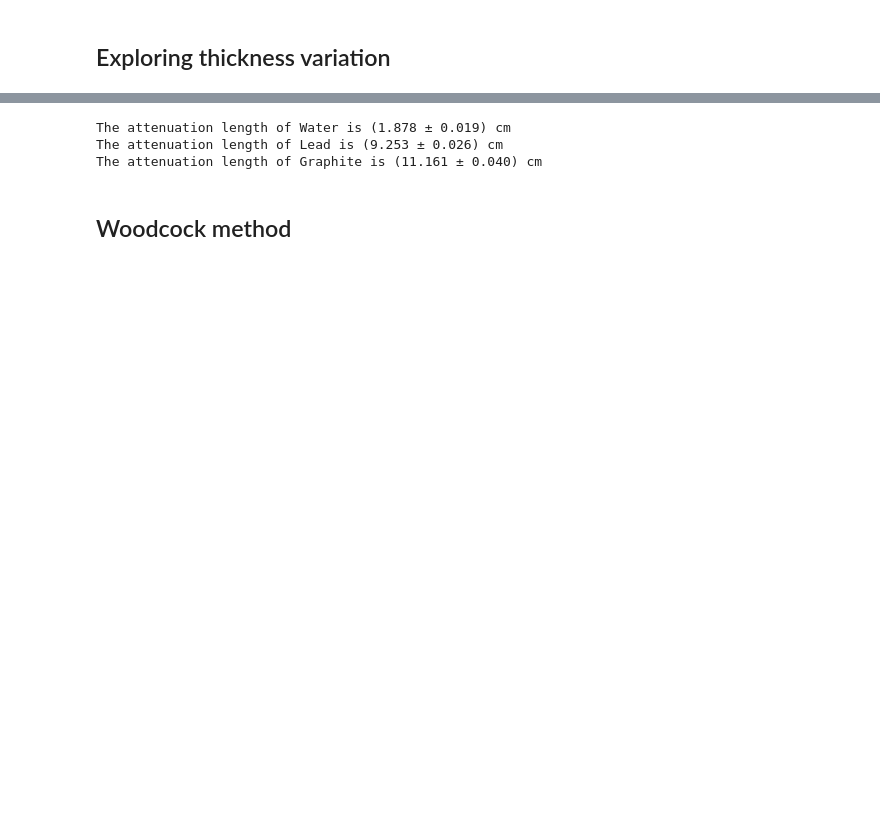
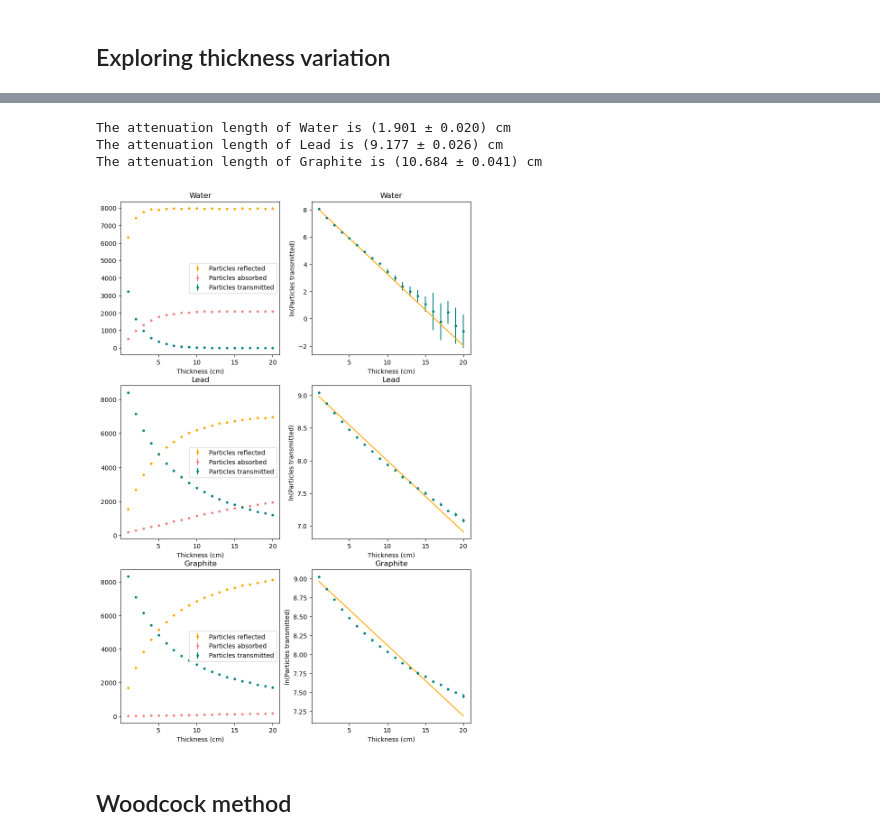
Before and after one commit to ellabeck03/Exploring_Monte_Carlo_Methods, a Jupyter notebook: project3_10841151.ipynb, the cells around one changed output, grey strips where cells are left out. Cells and saved outputs as stored; diff of their text form; code cells hidden in the pictures; blank space fills up the shorter version.

```diff
--- a/project3_10841151.ipynb
+++ b/project3_10841151.ipynb
@@ -548,6 +861,9 @@ Wall time: 897 ms
 # %% [markdown]
 ## Exploring thickness variation
 # %%
+%matplotlib inline
+
+#creating figures
 fig = plt.figure(figsize = [10,15])
 water_thickness_graph = fig.add_subplot(321)
 water_thickness_loggraph = fig.add_subplot(322)
@@ -556,9 +872,33 @@ lead_thickness_loggraph = fig.add_subplot(324)
 graphite_thickness_graph = fig.add_subplot(325)
 graphite_thickness_loggraph = fig.add_subplot(326)
 
+#creating an array of thicknesses
 thicknesses_array = np.linspace(1, 20, 20)
 
 def varying_thickness(number_of_runs, number_of_particles, mean_free_path, absorption_probability):
+    """
+    Uses the 'many_random_walk_statistics()' function to find the mean number of neutrons reflected, absorbed, and transmitted
+    through a range of thicknesses of a given material, and the associated error on these values. The range of thicknesses is
+    given by the global variable 'thicknesses_array'.
+
+    Parameters
+    ----------
+    number_of_runs : int
+        Represents the number of times the random walks should be generated.
+    number_of_particles: int
+        Represents the number of random walks to be generated.
+    mean_free_path : float
+        Represents the mean free path of the given material.
+    absorption_probability : float
+        Represents the probability that the particle will be absorbed, upon contact with a molecule of the given material.
+
+    Returns
+    -------
+    stats :  array
+        An array of values displaying: the mean number of particles reflected, the error on the particles reflected, the mean
+        number of particles absorbed, the error on the particles absorbed, the mean number of particles transmitted, and the
+        error on the particles transmitted. Shows these values for every given thickness in 'thicknesses_array'.
+    """
 
     stats = np.zeros((len(thicknesses_array), 6))
 
@@ -568,14 +908,42 @@ def varying_thickness(number_of_runs, number_of_particles, mean_free_path, absor
 
     return stats
 
-def linear_function(x, m, c):
-    y = (m * x) + c
-    return y
+def plotting_results(material_name, plot_names, number_of_runs, number_of_particles, mean_free_path, absorption_probability):
+    """
+    Finds the mean number of particles reflected, the error on the particles reflected, the mean number of particles absorbed,
+    the error on the particles absorbed, the mean number of particles transmitted, and the error on the particles transmitted
+    from the 'varying_thickness()' function. Plots the variation of these values with thickness. Performs a linear fit of
+    ln(mean number of particles transmitted) with thickness, and plots the corresponding line of best fit as well. Finds the
+    attenuation length of the material (as well as its corresponding error) from the gradient of the line of best fit, and
+    prints this result.
 
-def plotting_results(material_name, plot_names, number_of_runs, number_of_particles, mean_free_path, absorption_probability):
+    Parameters
+    ----------
+    material_name : string
+        The name of the material from which the slab is made.
+    plot_names : array
+        An array of the subplots for which the data should be plotted.
+    number_of_runs : int
+        Represents the number of times the random walks should be generated.
+    number_of_particles: int
+        Represents the number of random walks to be generated.
+    mean_free_path : float
+        Represents the mean free path of the given material.
+    absorption_probability : float
+        Represents the probability that the particle will be absorbed, upon contact with a molecule of the given material.
 
+    Returns
+    -------
+    fit :  array
+        An array of values showing the gradient and intercept of the line of best fit.
+    cov : array
+        The covariance matrix of the line of best fit. The top left value in the matrix is the variance of the gradient, and
+        the bottom right value is the variance of the standard deviation.
+    """
+    #generating data from 'varying_thickness()' function
     stats = varying_thickness(number_of_runs, number_of_particles, mean_free_path, absorption_probability)
 
+    #plotting the variation of each output of 'stats' with the thickness of the slab
     plot_names[0].errorbar(thicknesses_array, stats[:, 0], stats[:, 1], fmt = '.', label = 'Particles reflected',
                            color = 'orange')
     plot_names[0].errorbar(thicknesses_array, stats[:, 2], stats[:, 3], fmt = '.', label = 'Particles absorbed',
@@ -586,14 +954,17 @@ def plotting_results(material_name, plot_names, number_of_runs, number_of_partic
     plot_names[0].set_xlabel('Thickness (cm)')
     plot_names[0].legend()
 
+    #finding the line of best fit of ln(mean_transmitted) against thickness
     fit, cov = np.polyfit(thicknesses_array, np.log(stats[:, 4]), 1, w = (1 / stats[:, 5]), cov = True)
 
-    plot_names[1].errorbar(thicknesses_array, np.log(stats[:, 4]), (1 / stats[:, 5]), fmt = '.', color = 'teal')
+    #plotting the line of best fit
+    plot_names[1].errorbar(thicknesses_array, np.log(stats[:, 4]), (stats[:, 5]), fmt = '.', color = 'teal')
     plot_names[1].plot(thicknesses_array, linear_function(thicknesses_array, fit[0], fit[1]), color = 'orange')
     plot_names[1].set_xlabel('Thickness (cm)')
     plot_names[1].set_ylabel('ln(Particles transmitted)')
     plot_names[1].set_title(material_name)
 
+    #printing the attenuation length of the given material
     print('The attenuation length of {0} is ({1:.3f} \u00B1 {2:.3f}) cm'.format(material_name, (-1 / fit[0]), ((-1 / fit[0]) *\
         np.sqrt(cov[0, 0]))))
 
@@ -604,7 +975,7 @@ water_attenuation = plotting_results("Water", [water_thickness_graph, water_thic
                                      mean_free_path_water, absorption_probability_water)
 lead_attenuation = plotting_results("Lead", [lead_thickness_graph, lead_thickness_loggraph], 10, 10000,
                                      mean_free_path_lead, absorption_probability_lead)
-water_attenuation = plotting_results("Graphite", [graphite_thickness_graph, graphite_thickness_loggraph], 10, 10000,
+graphite_attenuation = plotting_results("Graphite", [graphite_thickness_graph, graphite_thickness_loggraph], 10, 10000,
                                      mean_free_path_graphite, absorption_probability_graphite)
 
 plt.show()
@@ -614,5 +983,6 @@ plt.show()
-The attenuation length of Water is (1.878 ± 0.019) cm
-The attenuation length of Lead is (9.253 ± 0.026) cm
-The attenuation length of Graphite is (11.161 ± 0.040) cm
+The attenuation length of Water is (1.901 ± 0.020) cm
+The attenuation length of Lead is (9.177 ± 0.026) cm
+The attenuation length of Graphite is (10.684 ± 0.041) cm
+[figure, added]
 # %% [markdown]
 ## Woodcock method
```
Also changed, not shown: parts of 12 cells of this notebook.
